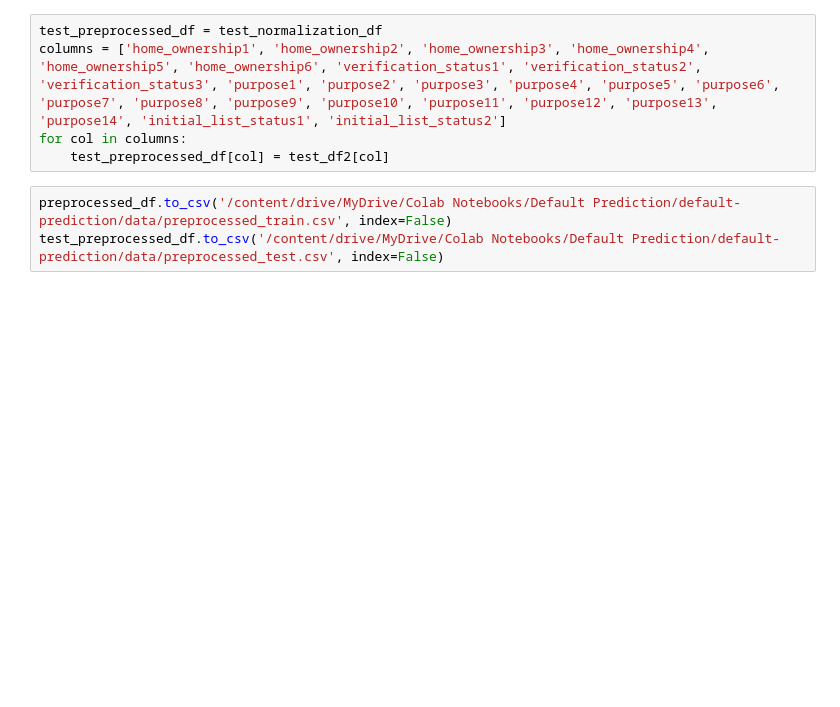
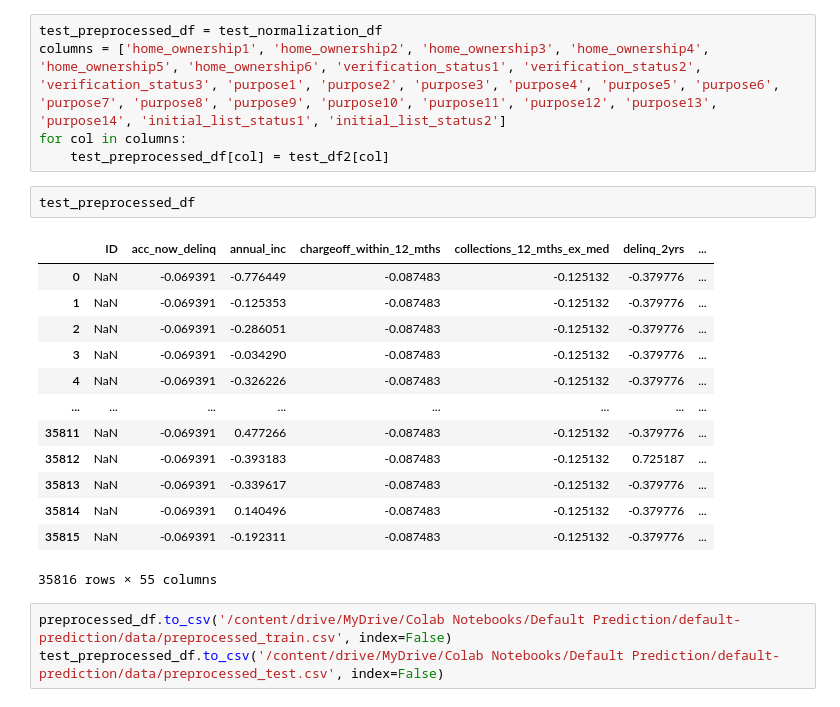
Before and after one commit to DaeYeongMonster/default-prediction, a Jupyter notebook: data preprocessing/data preprocessing.ipynb, the cells around one changed output. Cells and saved outputs as stored; diff of their text form; blank space fills up the shorter version.

```diff
--- a/data preprocessing/data preprocessing.ipynb
+++ b/data preprocessing/data preprocessing.ipynb
@@ -245,6 +261,22 @@ test_preprocessed_df = test_normalization_df
 columns = ['home_ownership1', 'home_ownership2', 'home_ownership3', 'home_ownership4', 'home_ownership5', 'home_ownership6', 'verification_status1', 'verification_status2', 'verification_status3', 'purpose1', 'purpose2', 'purpose3', 'purpose4', 'purpose5', 'purpose6', 'purpose7', 'purpose8', 'purpose9', 'purpose10', 'purpose11', 'purpose12', 'purpose13', 'purpose14', 'initial_list_status1', 'initial_list_status2']
 for col in columns:
     test_preprocessed_df[col] = test_df2[col]
+# %%
+test_preprocessed_df
+# %% [output]
+|  | ID | acc_now_delinq | annual_inc | chargeoff_within_12_mths | collections_12_mths_ex_med | delinq_2yrs | ... |
+| 0 | NaN | -0.069391 | -0.776449 | -0.087483 | -0.125132 | -0.379776 | ... |
+| 1 | NaN | -0.069391 | -0.125353 | -0.087483 | -0.125132 | -0.379776 | ... |
+| 2 | NaN | -0.069391 | -0.286051 | -0.087483 | -0.125132 | -0.379776 | ... |
+| 3 | NaN | -0.069391 | -0.034290 | -0.087483 | -0.125132 | -0.379776 | ... |
+| 4 | NaN | -0.069391 | -0.326226 | -0.087483 | -0.125132 | -0.379776 | ... |
+| ... | ... | ... | ... | ... | ... | ... | ... |
+| 35811 | NaN | -0.069391 | 0.477266 | -0.087483 | -0.125132 | -0.379776 | ... |
+| 35812 | NaN | -0.069391 | -0.393183 | -0.087483 | -0.125132 | 0.725187 | ... |
+| 35813 | NaN | -0.069391 | -0.339617 | -0.087483 | -0.125132 | -0.379776 | ... |
+| 35814 | NaN | -0.069391 | 0.140496 | -0.087483 | -0.125132 | -0.379776 | ... |
+| 35815 | NaN | -0.069391 | -0.192311 | -0.087483 | -0.125132 | -0.379776 | ... |
+35816 rows × 55 columns
 # %%
 preprocessed_df.to_csv('/content/drive/MyDrive/Colab Notebooks/Default Prediction/default-prediction/data/preprocessed_train.csv', index=False)
 test_preprocessed_df.to_csv('/content/drive/MyDrive/Colab Notebooks/Default Prediction/default-prediction/data/preprocessed_test.csv', index=False)
```
Also changed, not shown: parts of 1 cell of this notebook, 2 other files.
